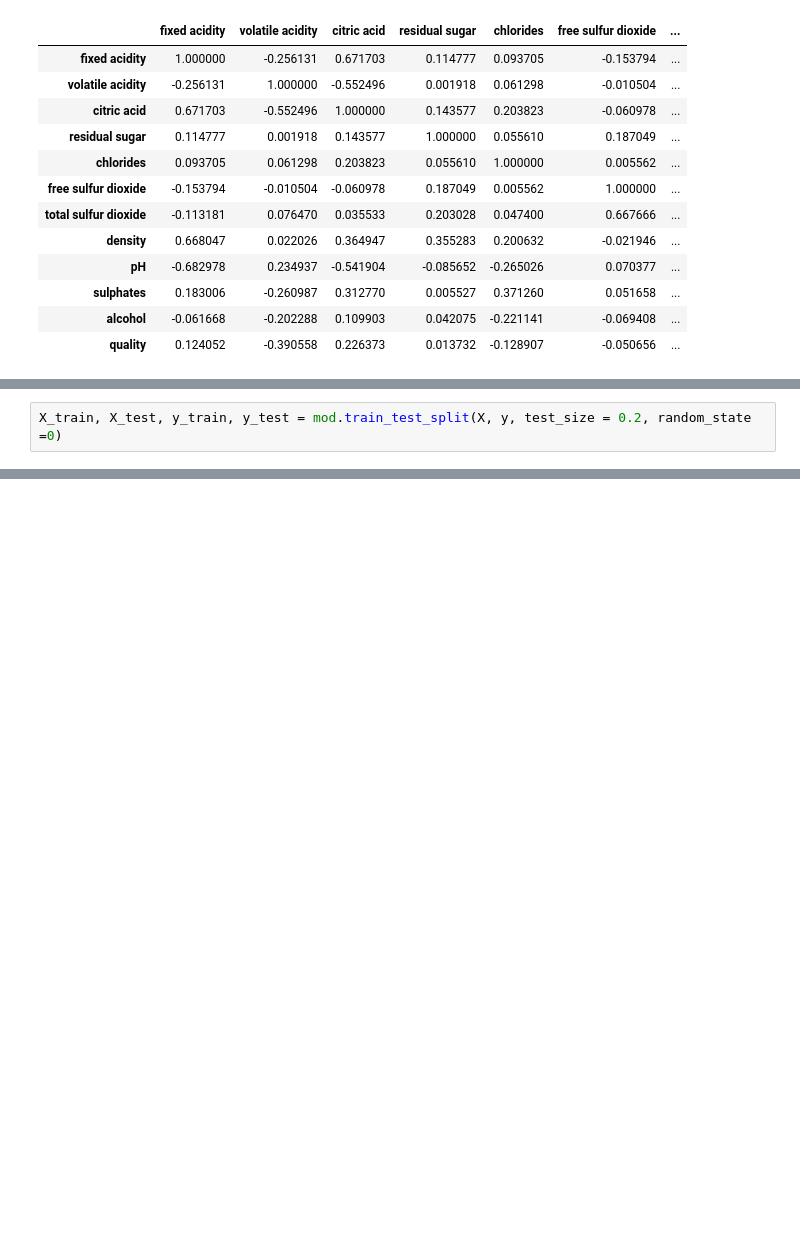
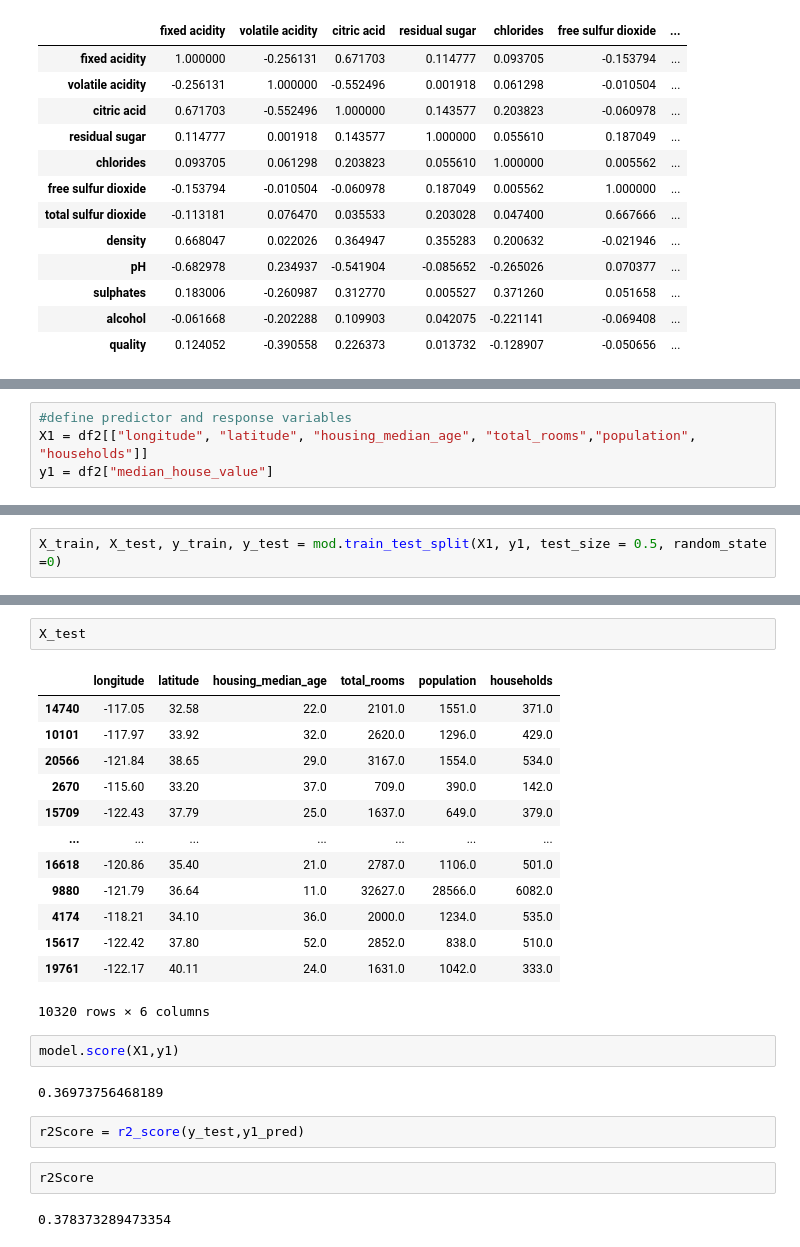
Before and after one commit to swordslinger/EmergingTechnologies_Y4, a Jupyter notebook: Untitled.ipynb, the cells around one changed output, grey strips where cells are left out. Cells and saved outputs as stored; diff of their text form; blank space fills up the shorter version.

```diff
--- a/Untitled.ipynb
+++ b/Untitled.ipynb
@@ -185,0 +210,4 @@ df.corr()
+# %%
+#define predictor and response variables
+X1 = df2[["longitude", "latitude", "housing_median_age", "total_rooms","population", "households"]]
+y1 = df2["median_house_value"]
@@ -186,2 +217,2 @@ df.corr()
 # %%
-X_train, X_test, y_train, y_test = mod.train_test_split(X, y, test_size = 0.2, random_state =0)
+X_train, X_test, y_train, y_test = mod.train_test_split(X1, y1, test_size = 0.5, random_state =0)
@@ -215,0 +229,26 @@ NameError: name 'x1' is not defined
+# %%
+X_test
+# %% [output]
+|  | longitude | latitude | housing_median_age | total_rooms | population | households |
+| 14740 | -117.05 | 32.58 | 22.0 | 2101.0 | 1551.0 | 371.0 |
+| 10101 | -117.97 | 33.92 | 32.0 | 2620.0 | 1296.0 | 429.0 |
+| 20566 | -121.84 | 38.65 | 29.0 | 3167.0 | 1554.0 | 534.0 |
+| 2670 | -115.60 | 33.20 | 37.0 | 709.0 | 390.0 | 142.0 |
+| 15709 | -122.43 | 37.79 | 25.0 | 1637.0 | 649.0 | 379.0 |
+| ... | ... | ... | ... | ... | ... | ... |
+| 16618 | -120.86 | 35.40 | 21.0 | 2787.0 | 1106.0 | 501.0 |
+| 9880 | -121.79 | 36.64 | 11.0 | 32627.0 | 28566.0 | 6082.0 |
+| 4174 | -118.21 | 34.10 | 36.0 | 2000.0 | 1234.0 | 535.0 |
+| 15617 | -122.42 | 37.80 | 52.0 | 2852.0 | 838.0 | 510.0 |
+| 19761 | -122.17 | 40.11 | 24.0 | 1631.0 | 1042.0 | 333.0 |
+10320 rows × 6 columns
+# %%
+model.score(X1,y1)
+# %% [output]
+0.36973756468189
+# %%
+r2Score = r2_score(y_test,y1_pred)
+# %%
+r2Score
+# %% [output]
+0.378373289473354
```
Also changed, not shown: parts of 10 cells of this notebook.
